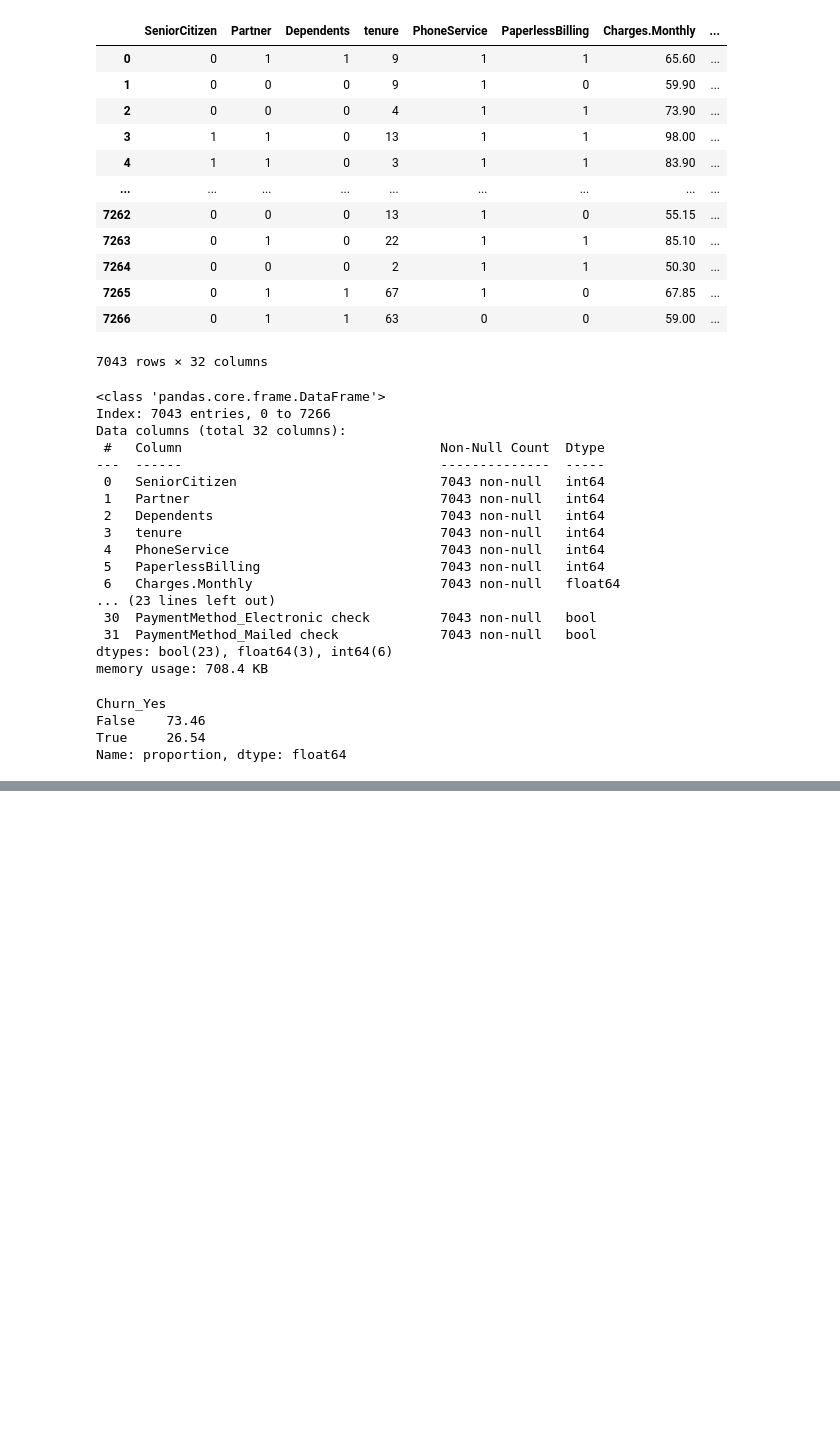
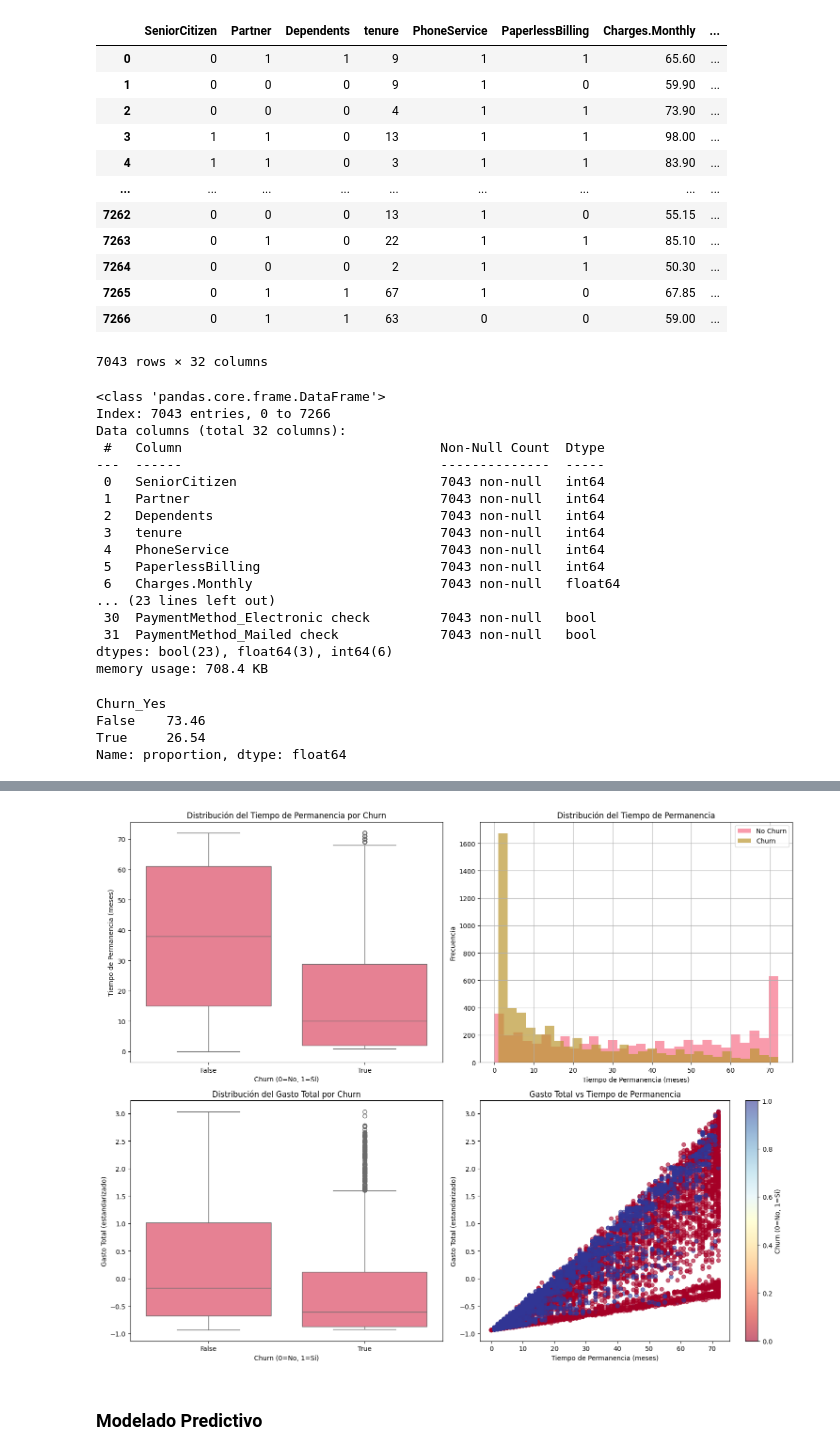
Before and after one commit to Smejia2002/telecomX_prediction, a Jupyter notebook: notebooks/telecomX_parte2.ipynb, the cells around one changed output, grey strips where cells are left out. Drawn from its saved outputs; the diff is of its cells as text; code cells hidden in the pictures; blank space fills up the shorter version.

```diff
--- a/notebooks/telecomX_parte2.ipynb
+++ b/notebooks/telecomX_parte2.ipynb
@@ -115,0 +119,12 @@ Name: proportion, dtype: float64
+# %%
+# 1. Separar características (X) y variable objetivo (y)
+X = df_encoded.drop('Churn_Yes', axis=1)  # Todas las columnas menos el target
+y = df_encoded['Churn_Yes']               # Solo la variable objetivo
+
+# 2. Aplicar SMOTE
+smote = SMOTE(random_state=42)
+X_balanced, y_balanced = smote.fit_resample(X, y)
+
+# 3. Crear el nuevo DataFrame balanceado
+df_balanced = pd.DataFrame(X_balanced, columns=X.columns)
+df_balanced['Churn_Yes'] = y_balanced
@@ -115,0 +226,42 @@ Name: proportion, dtype: float64
+# %%
+# Analisis dirigido
+
+plt.style.use('default')
+sns.set_palette("husl")
+
+fig, axes = plt.subplots(2, 2, figsize=(15, 12))
+
+# 1.1 Boxplot: tenure vs Churn
+sns.boxplot(data=df_scaled, x='Churn_Yes', y='tenure', ax=axes[0,0])
+axes[0,0].set_title('Distribución del Tiempo de Permanencia por Churn')
+axes[0,0].set_xlabel('Churn (0=No, 1=Sí)')
+axes[0,0].set_ylabel('Tiempo de Permanencia (meses)')
+
+
+df_scaled[df_scaled['Churn_Yes']==0]['tenure'].hist(alpha=0.7, label='No Churn', bins=30, ax=axes[0,1])
+df_scaled[df_scaled['Churn_Yes']==1]['tenure'].hist(alpha=0.7, label='Churn', bins=30, ax=axes[0,1])
+axes[0,1].set_title('Distribución del Tiempo de Permanencia')
+axes[0,1].set_xlabel('Tiempo de Permanencia (meses)')
+axes[0,1].set_ylabel('Frecuencia')
+axes[0,1].legend()
+
+# 2. GASTO TOTAL × CANCELACIÓN
+sns.boxplot(data=df_scaled, x='Churn_Yes', y='Charges.Total', ax=axes[1,0])
+axes[1,0].set_title('Distribución del Gasto Total por Churn')
+axes[1,0].set_xlabel('Churn (0=No, 1=Sí)')
+axes[1,0].set_ylabel('Gasto Total (estandarizado)')
+
+
+scatter = axes[1,1].scatter(df_scaled['tenure'], df_scaled['Charges.Total'],
+                           c=df_scaled['Churn_Yes'], alpha=0.6, cmap='RdYlBu')
+axes[1,1].set_title('Gasto Total vs Tiempo de Permanencia')
+axes[1,1].set_xlabel('Tiempo de Permanencia (meses)')
+axes[1,1].set_ylabel('Gasto Total (estandarizado)')
+plt.colorbar(scatter, ax=axes[1,1], label='Churn (0=No, 1=Sí)')
+
+plt.tight_layout()
+plt.show()
+# %% [output]
+[figure, added]
+# %% [markdown]
+### **Modelado Predictivo**
```
Also changed, not shown: parts of 7 cells of this notebook, 1 other file.
